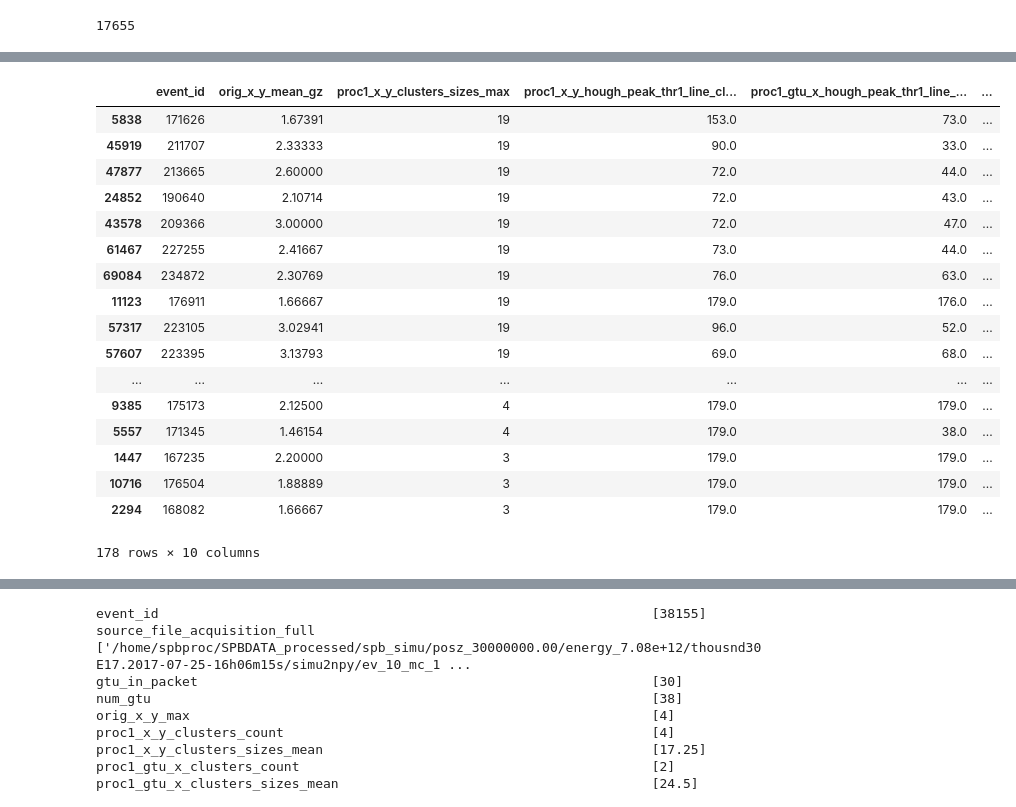
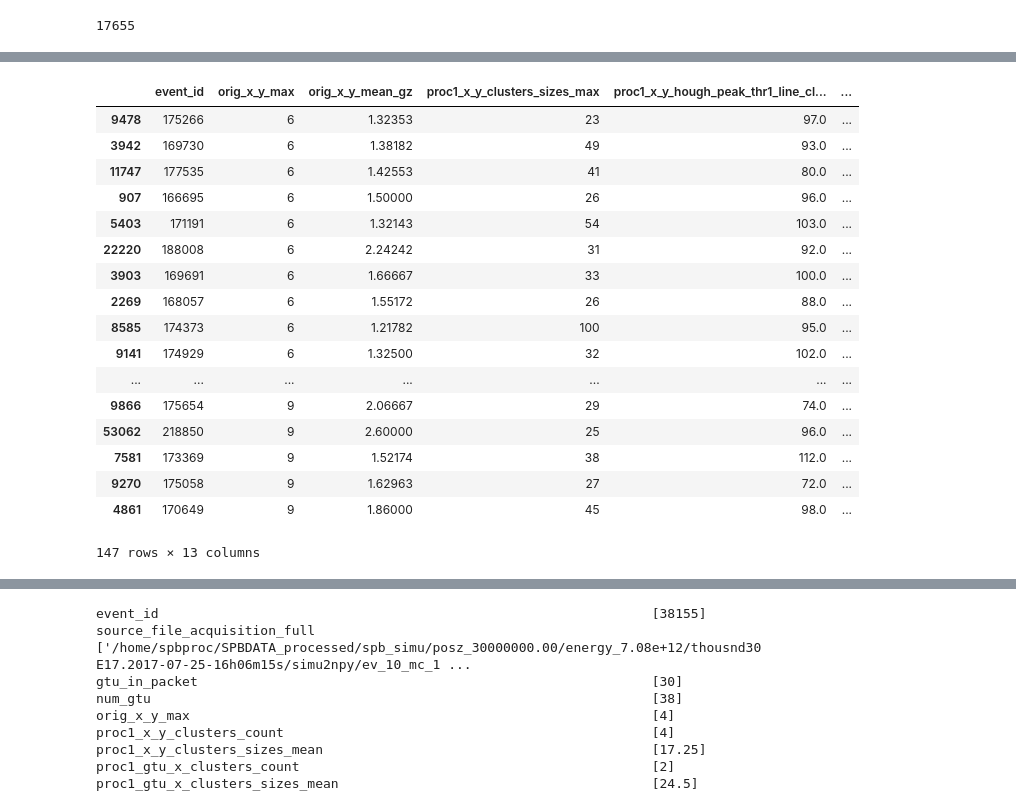
Before and after one commit to vrabelmichal/euso-patt-reco-notebooks, a Jupyter notebook: notebooks/ver3_simu_signal_test_selection2.ipynb, the cells around one changed output, grey strips where cells are left out. Drawn from its saved outputs; the diff is of its cells as text; code cells hidden in the pictures.

```diff
--- a/notebooks/ver3_simu_signal_test_selection2.ipynb
+++ b/notebooks/ver3_simu_signal_test_selection2.ipynb
@@ -396,6 +398,9 @@ t_selector = ~(
      (limited_max_peak_df['proc1_gtu_y_hough_peak_thr1_line_clusters_max_sum_clu_width'] < 40)) | \
     ((limited_max_peak_df['proc1_gtu_x_hough_peak_thr1_line_clusters_max_sum_clu_width'] < 40) & \
      (limited_max_peak_df['proc1_gtu_y_hough_peak_thr1_line_clusters_max_sum_clu_width'] < 40))
-)
+) \
+& (limited_max_peak_df['orig_x_y_max'] < 10) \
+& (limited_max_peak_df['proc1_x_y_clusters_sizes_max'] > 20) \
+& (limited_max_peak_df['proc1_x_y_hough_peak_thr1_line_clusters_max_sum_clu_height'] > 60)
 #
-#
+# t_selector =
@@ -422,8 +407,6 @@ Length: 17655, dtype: bool
 # %%
-data_to_vis_df = limited_max_peak_df[ t_selector & \
-                                     (limited_max_peak_df['proc1_x_y_clusters_sizes_max'] < 20)
-                                    ].sort_values(
-    by='proc1_x_y_clusters_sizes_max',ascending=False)
+data_to_vis_df = limited_max_peak_df[ t_selector ].sort_values(
+    by='orig_x_y_max',ascending=True) # proc1_x_y_clusters_sizes_max
 # %%
 print('{:30s}  {}'.format('len(data_to_vis_df)',len(data_to_vis_df)))
 print('{:30s}  {}'.format('len(limited_max_peak_df)',len(limited_max_peak_df)))
@@ -445,37 +421,40 @@ len(limited_max_peak_df)        17655
 # %%
 # data_to_vis_df = limited_max_peak_df.sort_values(by='proc1_x_y_clusters_sizes_max',ascending=False).iloc[20:]
 # for i, v in enumerate(data_to_vis_df['proc1_x_y_clusters_sizes_max'].head(50)):
 #     print (i, v)
 data_to_vis_df[['event_id',
+                'orig_x_y_max',
                 'orig_x_y_mean_gz',
                 'proc1_x_y_clusters_sizes_max',
+                'proc1_x_y_hough_peak_thr1_line_clusters_max_sum_clu_height',
                'proc1_x_y_hough_peak_thr1_line_clusters_max_sum_clu_width',
                'proc1_gtu_x_hough_peak_thr1_line_clusters_max_sum_clu_width',
                'proc1_gtu_y_hough_peak_thr1_line_clusters_max_sum_clu_width',
                'orig_x_y_max',
                'proc1_x_y_hough_peak_thr1_line_clusters_max_sum_clu_width',
+               'proc1_x_y_hough_peak_thr2_line_clusters_max_sum_clu_width',
                'proc1_x_y_hough_peak_thr3_line_clusters_max_sum_clu_width',
                'proc1_x_y_clusters_count'
               ]]
 # %% [output]
-|  | event_id | orig_x_y_mean_gz | proc1_x_y_clusters_sizes_max | proc1_x_y_hough_peak_thr1_line_cl... | proc1_gtu_x_hough_peak_thr1_line_... | ... |
-| 5838 | 171626 | 1.67391 | 19 | 153.0 | 73.0 | ... |
-| 45919 | 211707 | 2.33333 | 19 | 90.0 | 33.0 | ... |
-| 47877 | 213665 | 2.60000 | 19 | 72.0 | 44.0 | ... |
-| 24852 | 190640 | 2.10714 | 19 | 72.0 | 43.0 | ... |
-| 43578 | 209366 | 3.00000 | 19 | 72.0 | 47.0 | ... |
-| 61467 | 227255 | 2.41667 | 19 | 73.0 | 44.0 | ... |
-| 69084 | 234872 | 2.30769 | 19 | 76.0 | 63.0 | ... |
-| 11123 | 176911 | 1.66667 | 19 | 179.0 | 176.0 | ... |
-| 57317 | 223105 | 3.02941 | 19 | 96.0 | 52.0 | ... |
-| 57607 | 223395 | 3.13793 | 19 | 69.0 | 68.0 | ... |
+|  | event_id | orig_x_y_max | orig_x_y_mean_gz | proc1_x_y_clusters_sizes_max | proc1_x_y_hough_peak_thr1_line_cl... | ... |
+| 9478 | 175266 | 6 | 1.32353 | 23 | 97.0 | ... |
+| 3942 | 169730 | 6 | 1.38182 | 49 | 93.0 | ... |
+| 11747 | 177535 | 6 | 1.42553 | 41 | 80.0 | ... |
+| 907 | 166695 | 6 | 1.50000 | 26 | 96.0 | ... |
+| 5403 | 171191 | 6 | 1.32143 | 54 | 103.0 | ... |
+| 22220 | 188008 | 6 | 2.24242 | 31 | 92.0 | ... |
+| 3903 | 169691 | 6 | 1.66667 | 33 | 100.0 | ... |
+| 2269 | 168057 | 6 | 1.55172 | 26 | 88.0 | ... |
+| 8585 | 174373 | 6 | 1.21782 | 100 | 95.0 | ... |
+| 9141 | 174929 | 6 | 1.32500 | 32 | 102.0 | ... |
 | ... | ... | ... | ... | ... | ... | ... |
-| 9385 | 175173 | 2.12500 | 4 | 179.0 | 179.0 | ... |
-| 5557 | 171345 | 1.46154 | 4 | 179.0 | 38.0 | ... |
-| 1447 | 167235 | 2.20000 | 3 | 179.0 | 179.0 | ... |
-| 10716 | 176504 | 1.88889 | 3 | 179.0 | 179.0 | ... |
-| 2294 | 168082 | 1.66667 | 3 | 179.0 | 179.0 | ... |
+| 9866 | 175654 | 9 | 2.06667 | 29 | 74.0 | ... |
+| 53062 | 218850 | 9 | 2.60000 | 25 | 96.0 | ... |
+| 7581 | 173369 | 9 | 1.52174 | 38 | 112.0 | ... |
+| 9270 | 175058 | 9 | 1.62963 | 27 | 72.0 | ... |
+| 4861 | 170649 | 9 | 1.86000 | 45 | 98.0 | ... |
-178 rows × 10 columns
+147 rows × 13 columns
 # %%
 show_simu_events(data_to_vis_df,nrows=20)
 # %% [output]
```
Also changed, not shown: parts of 6 cells of this notebook.
